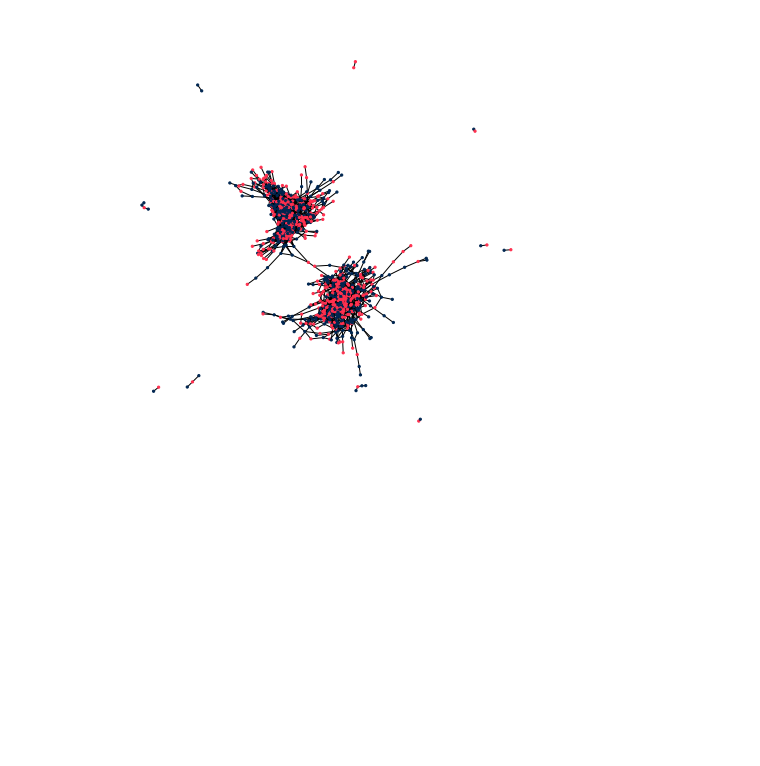
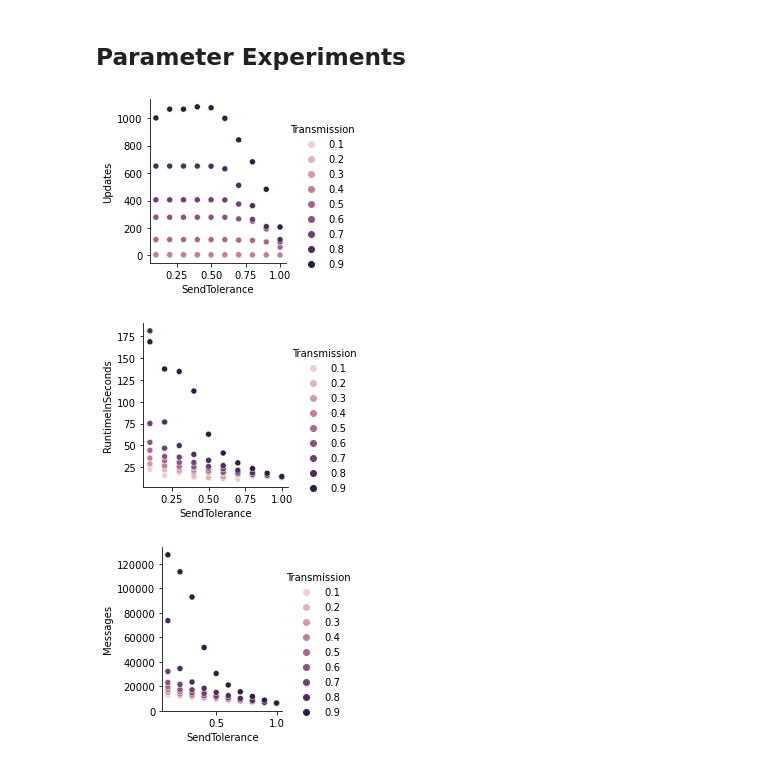
Before and after one commit to cwru-xlab/sharetrace-ray, a Jupyter notebook: evaluation/Evaluation.ipynb, the cells around one changed output. Cells and saved outputs as stored; diff of their text form; code cells hidden in the pictures; blank space fills up the shorter version.

```diff
--- a/evaluation/Evaluation.ipynb
+++ b/evaluation/Evaluation.ipynb
@@ -41,5 +0,0 @@ def get_stats(logs: list, as_dataframe: bool = True) -> list:
-# %%
-logs = load_scalability_log('lfr')
-stats = get_stats(logs)
-
-stats['PerEdgeInMb'] = stats['GraphSizeInMb'] / stats['Edges']
@@ -177,5 +0,0 @@ plot_contact_search_runtime(cs, fname='cs-runtimes.png')
-# %%
-(popt, _, perr), _, _ = fit_contact_search_runtime(cs)
-(a, c, d), (aerr, cerr, derr) = popt, perr
-print('params:', f'coefficent={round(a, 4)}, exp power={round(c, 4)}, additive constant={round(d, 4)}')
-print('errs:', f'coefficent={round(aerr, 4)}, exp power={round(cerr, 8)}, additive constant={round(derr, 4)}')
@@ -287,7 +0,0 @@ rp = propagation.RiskPropagation(workers=2)
-# %%
-matplotlib.rcParams['figure.figsize'] = (8,8)
-graph, _, labels = rp.create_graph(scores, contacts)
-adj = adj_mat(graph, rp.nodes)
-plot_graph(adj, labels, fname='bipartite.png')
-# %% [output]
-[figure, removed]
@@ -293,0 +75,2 @@ plot_graph(adj, labels, fname='bipartite.png')
+# %% [markdown]
+## Parameter Experiments
@@ -293,0 +85,30 @@ plot_graph(adj, labels, fname='bipartite.png')
+# %%
+graphs = ('power', 'lfr', 'geometric')
+category = ('stats', 'params', 'workers')
+analyze = ('Updates', 'RuntimeInSeconds', 'Messages')
+funcs = (get_stats, get_params, get_workers)
+
+all_logs = {}
+
+for g in graphs:
+    logs = load_parameters_log(g)
+    all_logs[g] = {c: f(logs) for c, f in zip(category, funcs)}
+
+for graph, log in all_logs.items():
+    log['stats']['Graph'] = len(log['stats']) * [graph]
+
+all_stats = pd.concat([all_logs[g]['stats'] for g in graphs])
+all_params = pd.concat([all_logs[g]['params'] for g in graphs])
+
+df = pd.concat([all_stats, all_params], axis=1)
+df = df[['Graph', 'SendTolerance', 'Transmission', *analyze]]
+for stat in analyze:
+    df[f'Normalized{stat}'] = df[stat] / df.groupby(['Graph', 'Transmission'])[stat].transform('max')
+# %%
+data = df.loc[(df['Graph'] == 'power')]
+for stat in analyze:
+    sns.relplot(data=data, x='SendTolerance', y=stat, hue='Transmission', legend='full', height=3);
+# %% [output]
+[figure, added]
+[figure, added]
+[figure, added]
```
Also changed, not shown: parts of 59 cells of this notebook.
